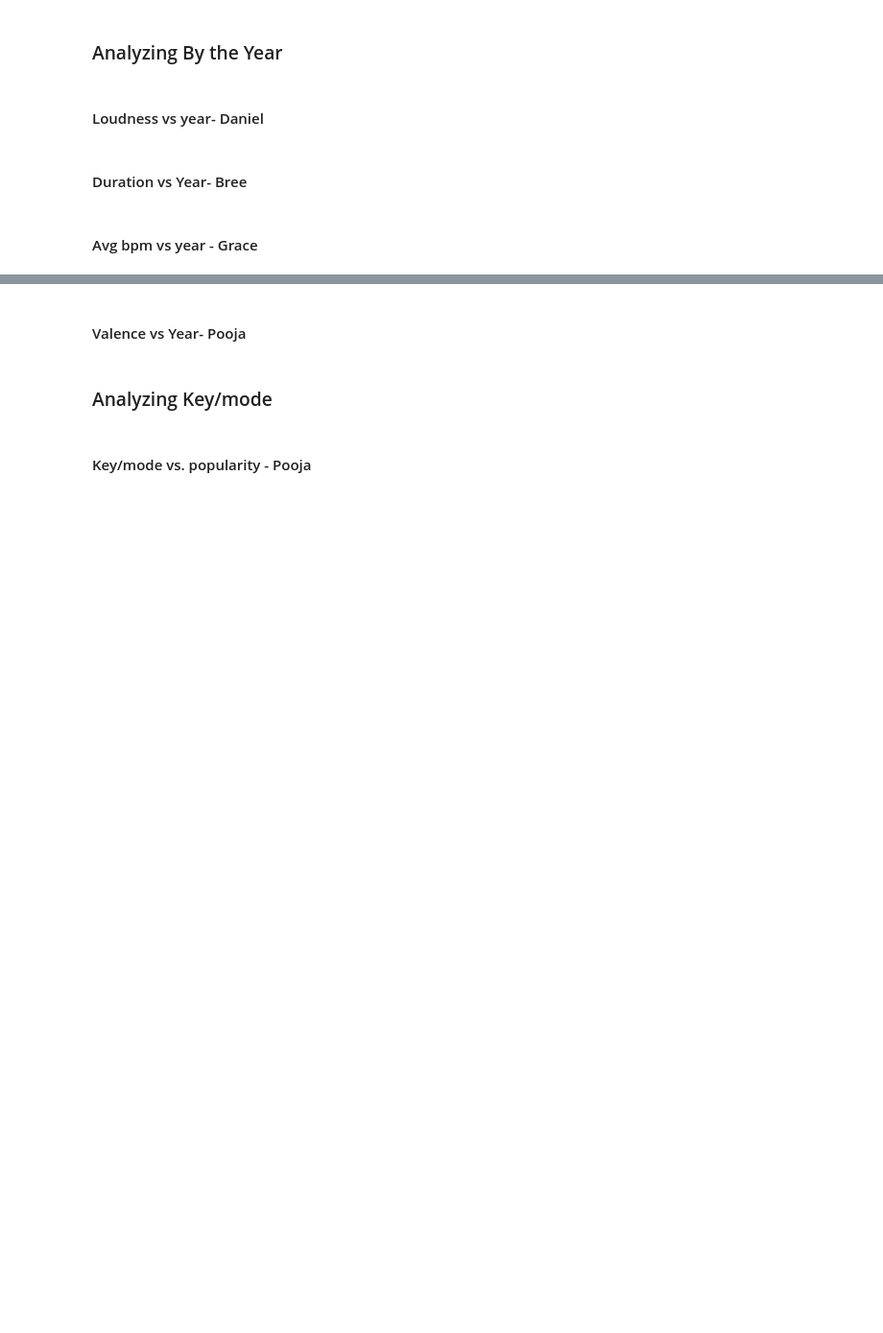
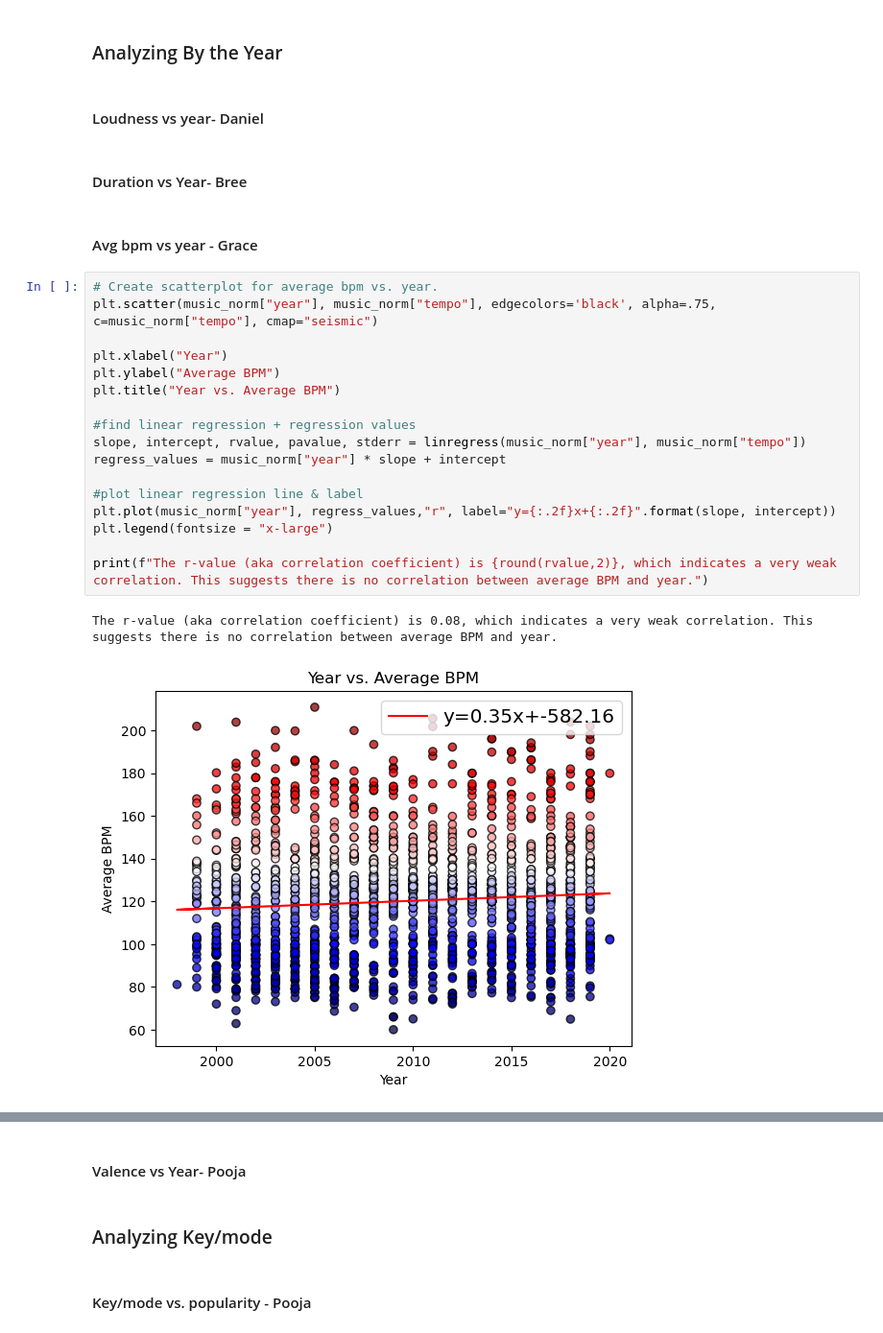
Before and after one commit to Dr0d1536/Project_1, a Jupyter notebook: spotify.ipynb, the cells around one changed output, grey strips where cells are left out. Shown at 96% size. Cells and saved outputs as stored; diff of their text form; blank space fills up the shorter version.

```diff
--- a/spotify.ipynb
+++ b/spotify.ipynb
@@ -215,3 +340,23 @@ genres #test
 ####	Duration vs Year- Bree
 # %% [markdown]
 ####	Avg bpm vs year - Grace
+# %%
+# Create scatterplot for average bpm vs. year.
+plt.scatter(music_norm["year"], music_norm["tempo"], edgecolors='black', alpha=.75, c=music_norm["tempo"], cmap="seismic")
+
+plt.xlabel("Year")
+plt.ylabel("Average BPM")
+plt.title("Year vs. Average BPM")
+
+#find linear regression + regression values
+slope, intercept, rvalue, pavalue, stderr = linregress(music_norm["year"], music_norm["tempo"])
+regress_values = music_norm["year"] * slope + intercept
+
+#plot linear regression line & label
+plt.plot(music_norm["year"], regress_values,"r", label="y={:.2f}x+{:.2f}".format(slope, intercept))
+plt.legend(fontsize = "x-large")
+
+print(f"The r-value (aka correlation coefficient) is {round(rvalue,2)}, which indicates a very weak correlation. This suggests there is no correlation between average BPM and year.")
+# %% [output]
+The r-value (aka correlation coefficient) is 0.08, which indicates a very weak correlation. This suggests there is no correlation between average BPM and year.
+[figure, added]
```
Also changed, not shown: parts of 13 cells of this notebook.
